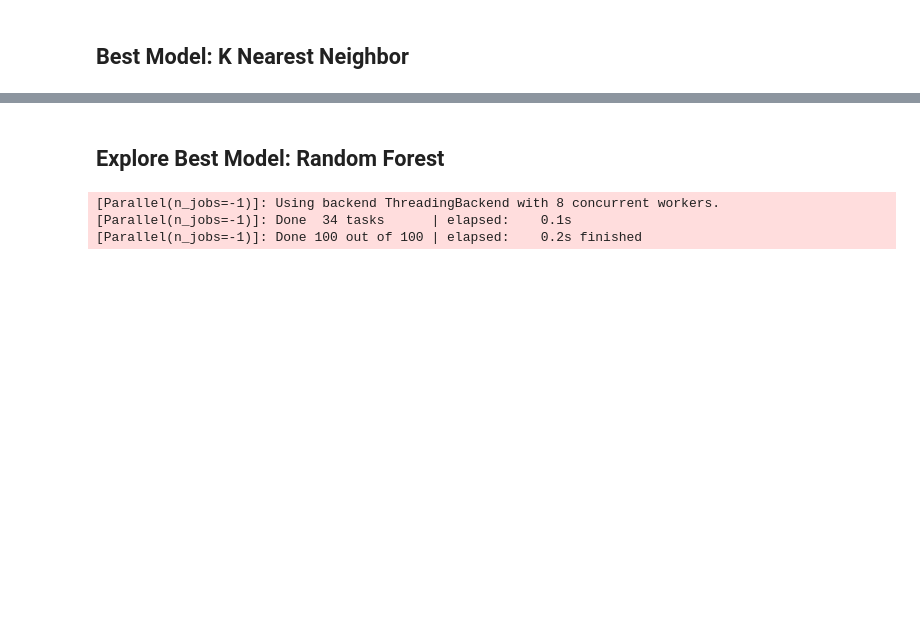
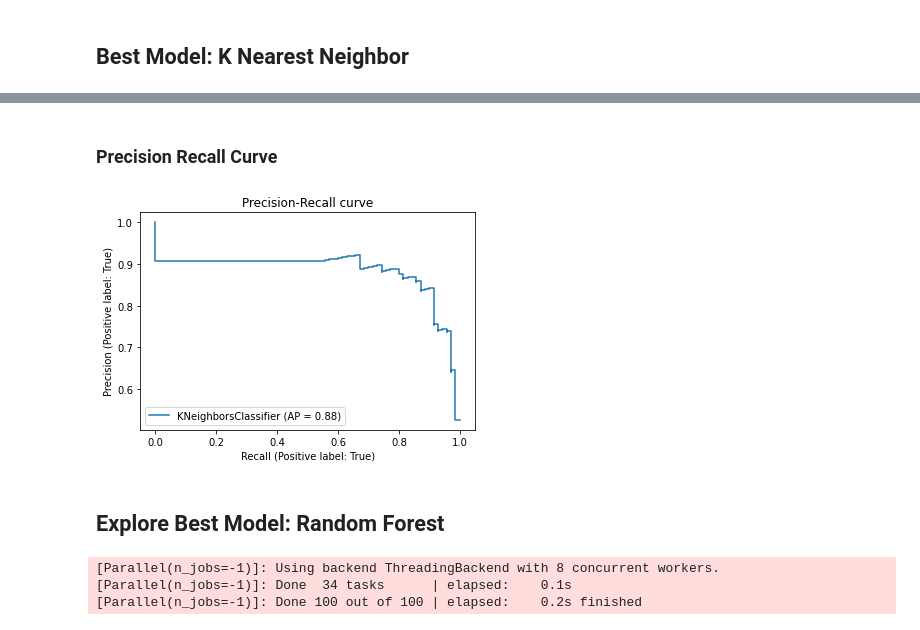
Before and after one commit to catonbrewster1/austin_gentrification, a Jupyter notebook: fit_models.ipynb, the cells around one changed output, grey strips where cells are left out. Saved outputs shown, nothing was run; the diff lists cells and outputs as text; code cells hidden in the pictures; blank space fills up the shorter version.

```diff
--- a/fit_models.ipynb
+++ b/fit_models.ipynb
@@ -339,3 +370,12 @@ plt.ylabel('Testing Accuracy')
+# %% [markdown]
+### Precision Recall Curve
+# %%
+disp = metrics.plot_precision_recall_curve(best_model, X_test, y_test)
+disp.ax_.set_title('Precision-Recall curve')
+
+None
+# %% [output]
+[figure, added]
 # %% [markdown]
 ## Explore Best Model: Random Forest
 # %%
```
Also changed, not shown: parts of 4 cells of this notebook.
